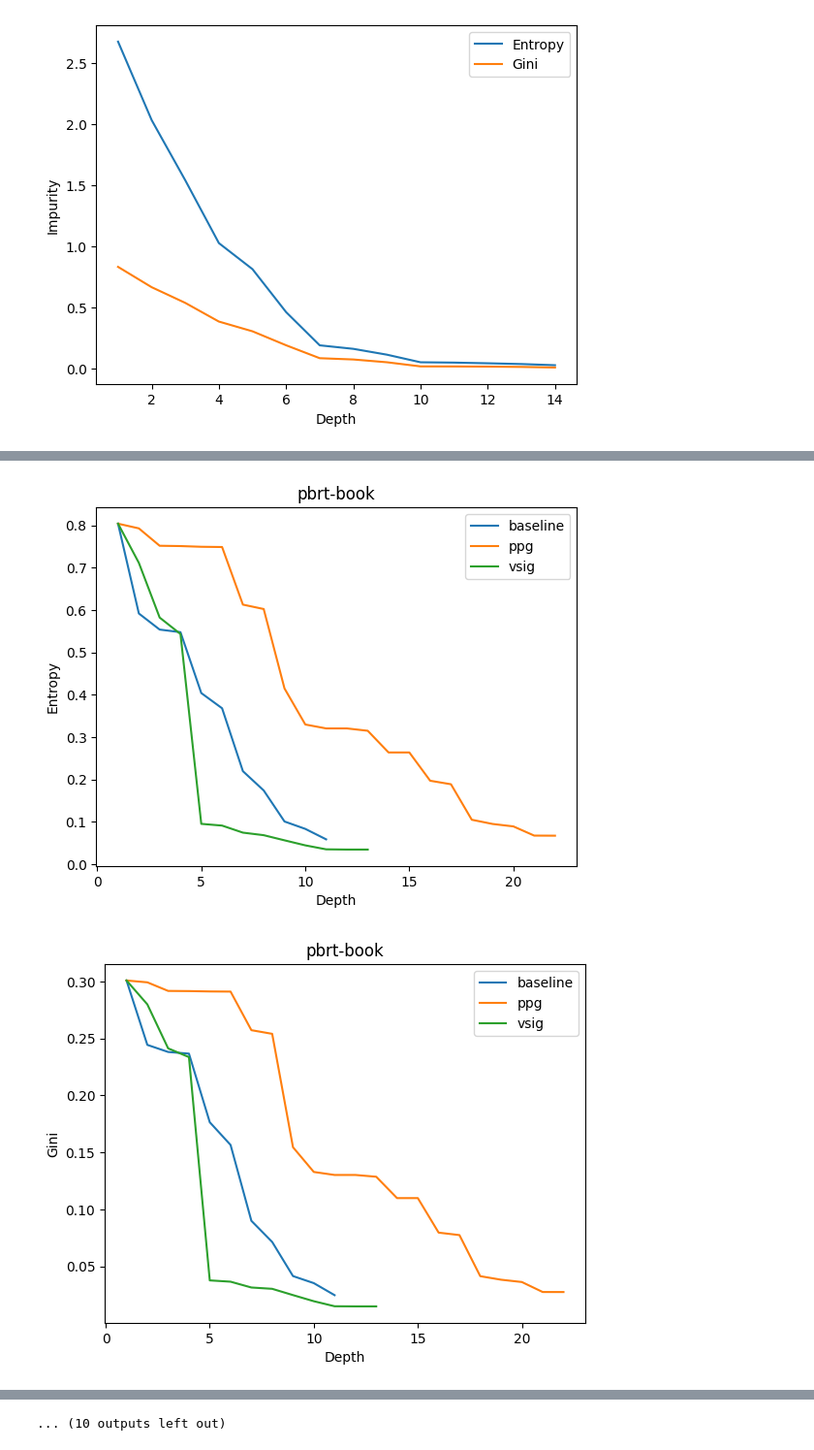
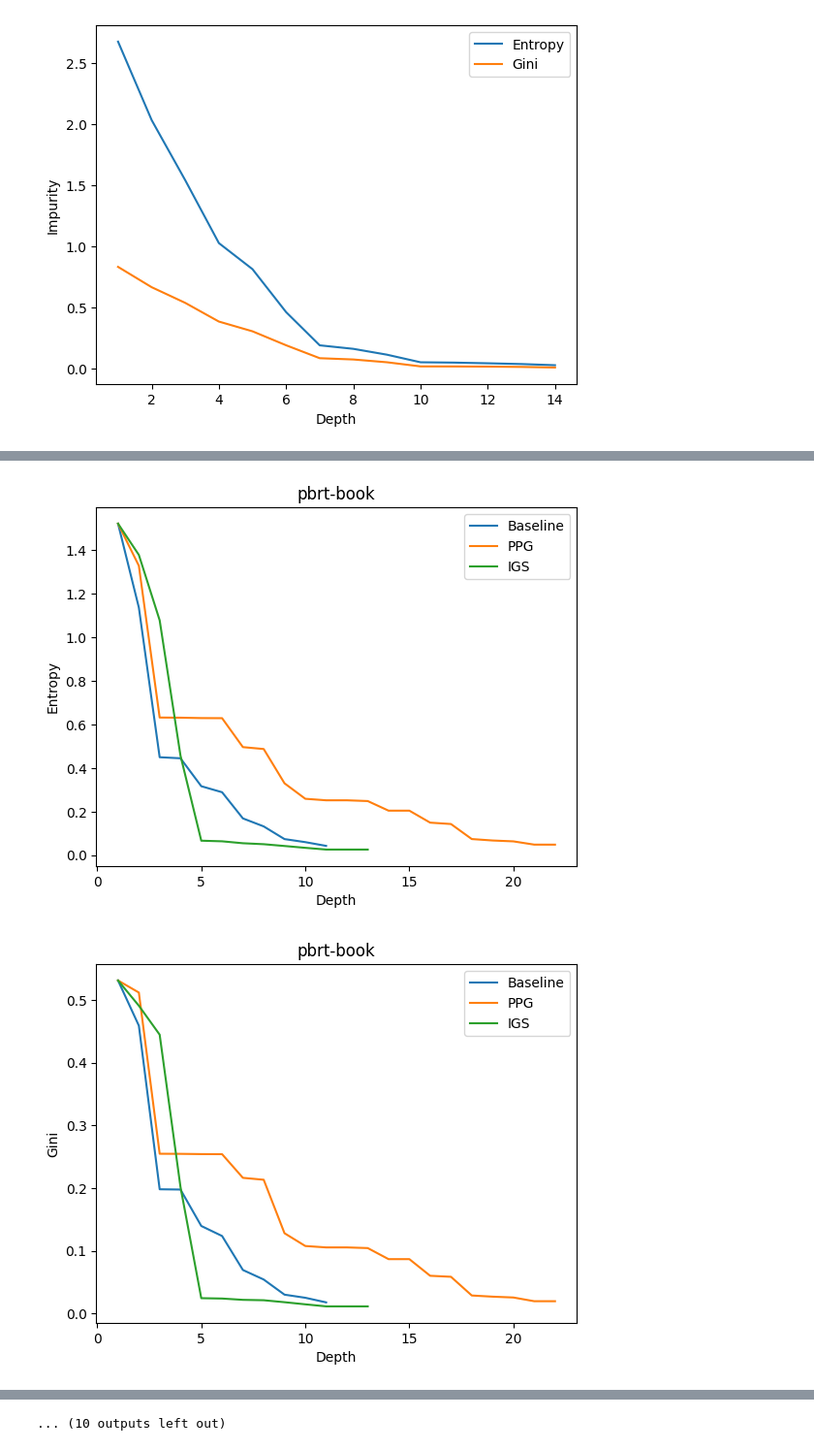
Before and after one commit to JamesZFS/thesis_experiments, a Jupyter notebook: evaluate_tree.ipynb, the cells around one changed output, grey strips where cells are left out. Shown at 97% size. Saved outputs shown, nothing was run; the diff lists cells and outputs as text; code cells hidden in the pictures.

Commit message:
Add impurity curve demo

```diff
--- a/evaluate_tree.ipynb
+++ b/evaluate_tree.ipynb
@@ -212,29 +212,29 @@ plt.show()
 # %%
 # End to end test
 
-def plot_trees(scene, variant, metric, metric_name, methods, title):
-    iteration = 1
+def plot_trees(scene, variant, methods, method_names, title):
+    iteration = 2
+    sample_dir = f"{root_dir}/{scene}/{scene}{variant}-samples-baseline-dump"
+    position_path = f"{sample_dir}/position-{iteration}.npy"
+    shapeId_path = f"{sample_dir}/shapeId-{iteration}.npy"
+    samples = np.load(position_path)
+    ids = np.load(shapeId_path)
+    _, ids = np.unique(ids, return_inverse=True)
 
-    plt.figure()
-    for method in methods:
-        kdtree_path = f"{root_dir}/{scene}/{scene}{variant}-kdtree_{method}-dump.csv"
-        sample_dir = f"{root_dir}/{scene}/{scene}{variant}-samples-{method}-dump"
-        position_path = f"{sample_dir}/position-{iteration}.npy"
-        shapeId_path = f"{sample_dir}/shapeId-{iteration}.npy"
+    for metric, metric_name in [(entropy, 'Entropy'), (gini, 'Gini')]:
+        plt.figure()
+        for method, method_name in zip(methods, method_names):
+            kdtree_path = f"{root_dir}/{scene}/{scene}{variant}-kdtree_{method}-dump.csv"
 
-        samples = np.load(position_path)
-        ids = np.load(shapeId_path)
-        _, ids = np.unique(ids, return_inverse=True)
+            tree = load_tree(kdtree_path)
+            depths, losses = compute_impurity_curve(tree, metric, samples, ids)
+            plt.plot(depths, losses, label=method_name)
 
-        tree = load_tree(kdtree_path)
-        depths, losses = compute_impurity_curve(tree, metric, samples, ids)
-        plt.plot(depths, losses, label=method)
-
-    plt.xlabel("Depth")
-    plt.ylabel(metric_name)
-    plt.title(title)
-    plt.legend()
-    plt.show()
+        plt.xlabel("Depth")
+        plt.ylabel(metric_name)
+        plt.title(title)
+        plt.legend()
+        plt.show()
 
 
 scene_variants = [
@@ -250,9 +250,9 @@ scene_variants = [
 ]
 
 methods = ['baseline', 'ppg', 'vsig']
+method_names = ['Baseline', 'PPG', 'IGS']
 
 for scene, variants in scene_variants:
     for variant in variants:
-        plot_trees(scene, variant, entropy, 'Entropy', methods, title=f"{scene}{variant}")
-        plot_trees(scene, variant, gini, 'Gini', methods, title=f"{scene}{variant}")
+        plot_trees(scene, variant, methods, method_names, f"{scene}{variant}")
 # %% [output]
@@ -267,2 +267,2 @@ for scene, variants in scene_variants:
-[figure, old version]
+[figure, new version]
-[figure, old version]
+[figure, new version]
```
Also changed, not shown: parts of 2 cells of this notebook.
